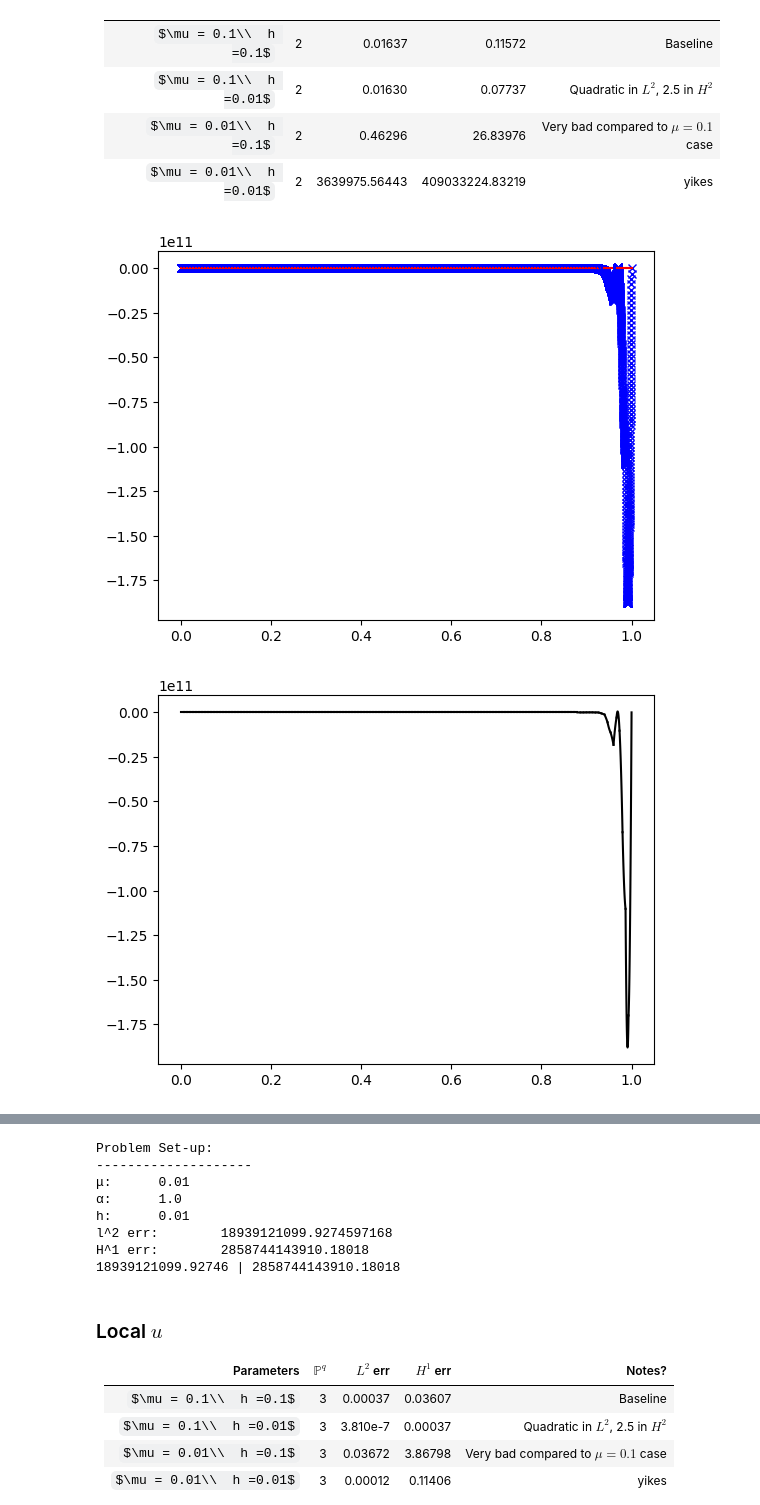
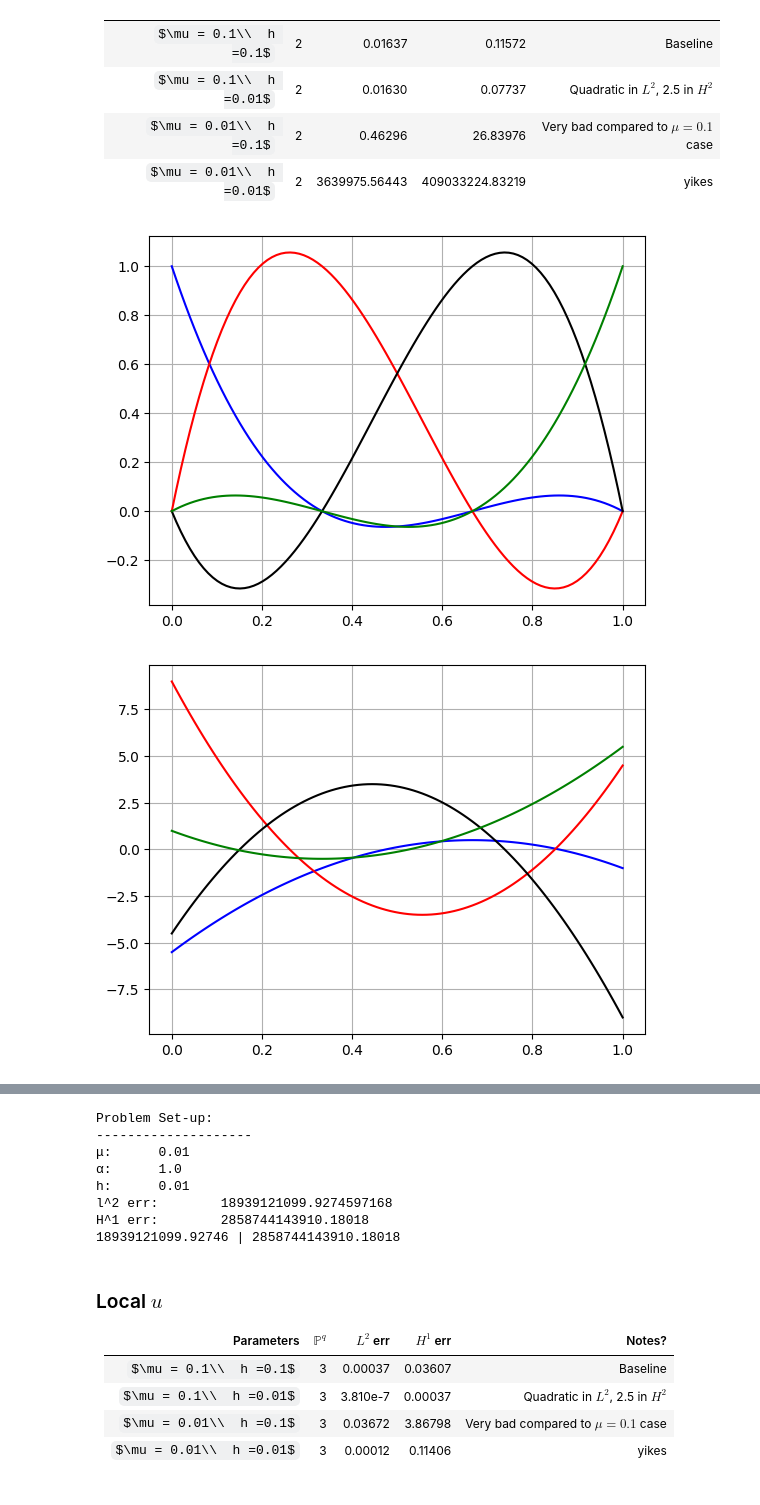
Before and after one commit to mtscott/math572, a Jupyter notebook: homework/math572hw2.ipynb, the cells around one changed output, grey strips where cells are left out. Cells and saved outputs as stored; diff of their text form; code cells hidden in the pictures; some formulas as TeX source.

```diff
--- a/homework/math572hw2.ipynb
+++ b/homework/math572hw2.ipynb
@@ -1055,18 +1061,18 @@ def loc_asmb1(element,mesh,wg,xhg):
 MAIN
 """
 x = np.linspace(0,1,100)
-# plt.plot(x,phi03(x),'b')
-# plt.plot(x,phi13(x),'r')
-# plt.plot(x,phi23(x),'k')
-# plt.plot(x,phi33(x),'g')
-# plt.grid()
-# plt.show()
-# plt.plot(x,dphi03(x),'b')
-# plt.plot(x,dphi13(x),'r')
-# plt.plot(x,dphi23(x),'k')
-# plt.plot(x,dphi33(x),'g')
-# plt.grid()
-# plt.show()
+plt.plot(x,phi03(x),'b')
+plt.plot(x,phi13(x),'r')
+plt.plot(x,phi23(x),'k')
+plt.plot(x,phi33(x),'g')
+plt.grid()
+plt.show()
+plt.plot(x,dphi03(x),'b')
+plt.plot(x,dphi13(x),'r')
+plt.plot(x,dphi23(x),'k')
+plt.plot(x,dphi33(x),'g')
+plt.grid()
+plt.show()
 
 
 # INTEGRATION
@@ -1154,32 +1160,32 @@ u = rho * np.exp(our_alpha*x/our_mu)
 
 # plt.plot(x,u,'m')
 # plt.show()
 
 # POSTPROCESSING
 # Error computing
 q = 100 # quotient fine/coarse
 xx = np.linspace(0,1,q*N+1)
 uu, duu = exact(xx)
 
 el2, eh1 = error_h1l2(x,wg,xhg,u)
 
 
 plot_fine_u(x,q,wg,xhg,u)
 plot_error_u(x,q,wg,xhg,u)
 
 plot_fine_du(x,q,wg,xhg,u)
 plot_error_du(x,q,wg,xhg,u)
 
 
 print('Problem Set-up:')
 print('-'*20)
 print(f"\u03BC:\t{our_mu}")
 print(f"\u03B1:\t{our_alpha}")
 print(f"h:\t{h}")
 print(f"l^2 err:\t{el2:.10f}")
 print(f"H^1 err:\t{eh1:.5f}")
 
 print(f"{el2:.5f} | {eh1:.5f}")
 # %% [output]
-[figure, old version]
+[figure, new version]
-[figure, old version]
+[figure, new version]
```
Also changed, not shown: parts of 3 cells of this notebook.
